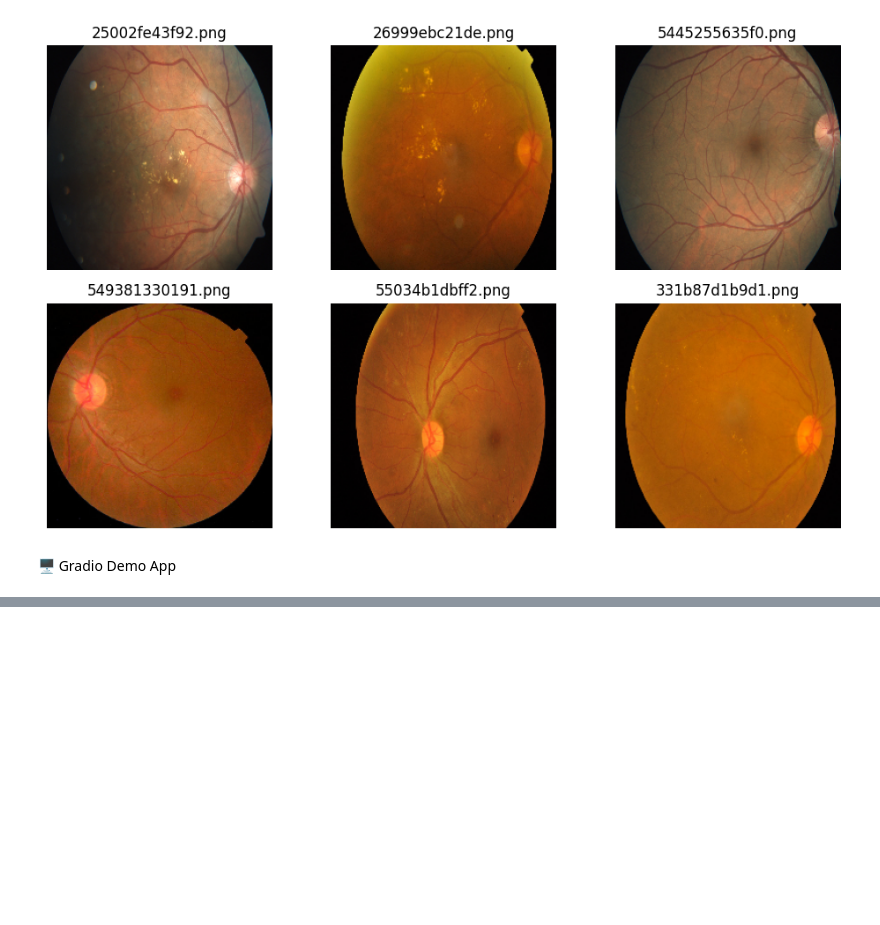
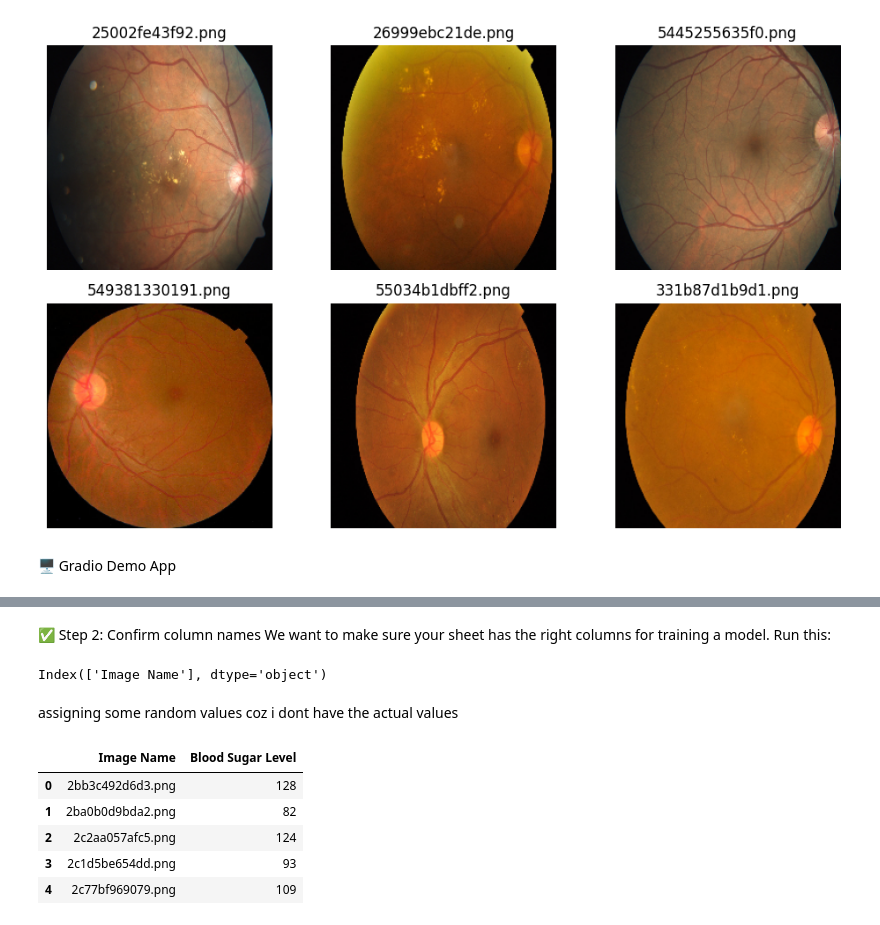
Before and after one commit to easeandrelax/blood-sugar-level, a Jupyter notebook: Ease_and_relax.ipynb, the cells around one changed output, grey strips where cells are left out. Saved outputs shown, nothing was run; the diff lists cells and outputs as text; code cells hidden in the pictures; blank space fills up the shorter version.

```diff
--- a/Ease_and_relax.ipynb
+++ b/Ease_and_relax.ipynb
@@ -155,0 +201,9 @@ interface.launch()
+# %%
+from google.colab import auth
+auth.authenticate_user()
+
+import gspread
+from google.auth import default
+
+creds, _ = default()
+gc = gspread.authorize(creds)
@@ -155,0 +213,2 @@ interface.launch()
+# %%
+sheet = gc.open("train_new").sheet1  # 'sheet1' = first tab in the file
@@ -155,0 +217,7 @@ interface.launch()
+# %%
+import pandas as pd
+from gspread_dataframe import get_as_dataframe
+
+df = get_as_dataframe(sheet)
+df = df.dropna(how='all')  # Optional: remove empty rows
+df.head()
@@ -155,0 +243,27 @@ interface.launch()
+# %% [markdown]
+✅ Step 2: Confirm column names
+We want to make sure your sheet has the right columns for training a model. Run this:
+# %%
+df.columns
+# %% [output]
+Index(['Image Name'], dtype='object')
+# %% [markdown]
+assigning some random values coz i dont have the actual values
+# %%
+import numpy as np
+
+# Add a new column with random blood sugar levels between 80 and 180
+df['Blood Sugar Level'] = np.random.randint(80, 180, size=len(df))
+
+# Save the updated DataFrame to a new CSV
+# df.to_csv('/content/train_labeled.csv', index=False)
+df.to_csv('/content/drive/MyDrive/train_labeled.csv', index=False)
+# %%
+df.head()
+# %% [output]
+|  | Image Name | Blood Sugar Level |
+| 0 | 2bb3c492d6d3.png | 128 |
+| 1 | 2ba0b0d9bda2.png | 82 |
+| 2 | 2c2aa057afc5.png | 124 |
+| 3 | 2c1d5be654dd.png | 93 |
+| 4 | 2c77bf969079.png | 109 |
```
Also changed, not shown: parts of 34 cells of this notebook.
